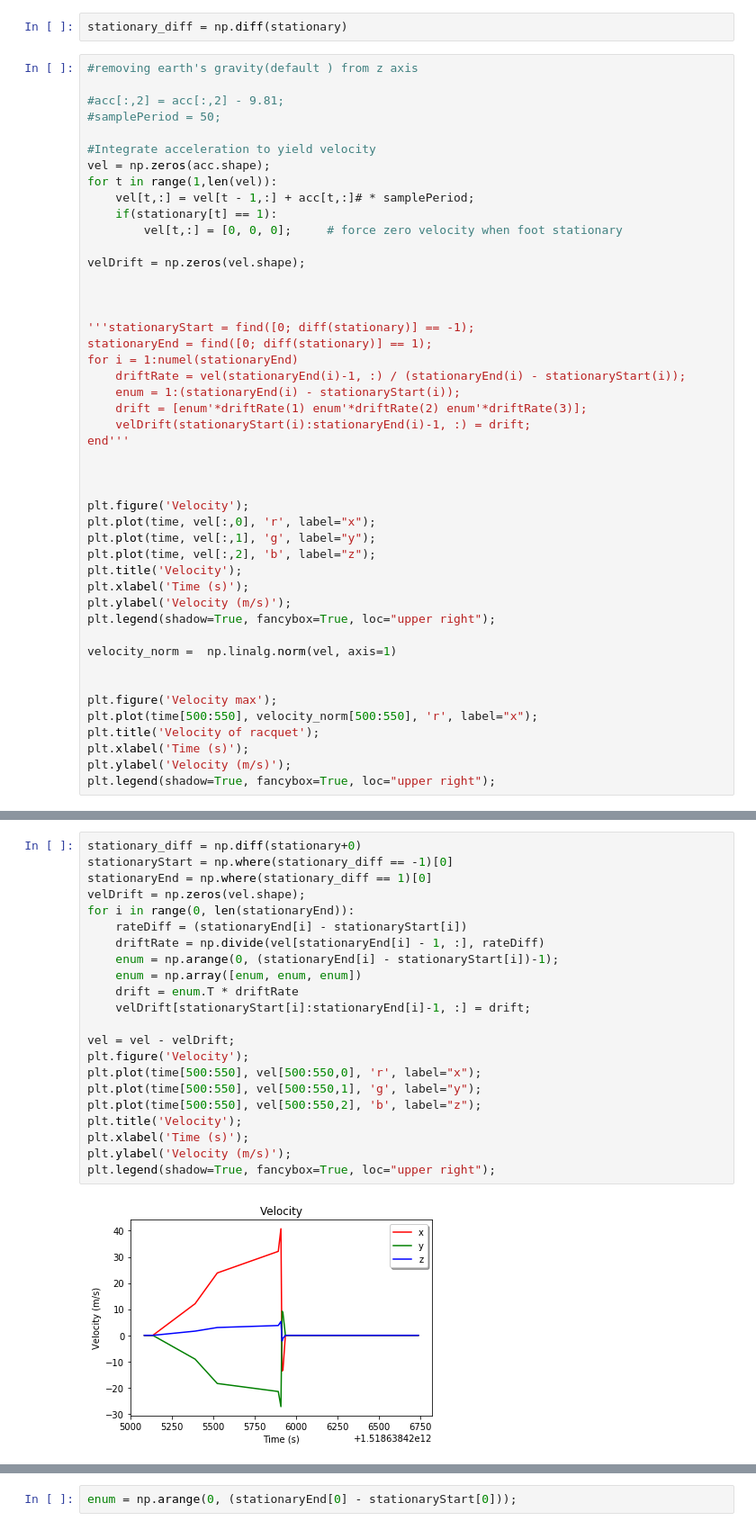
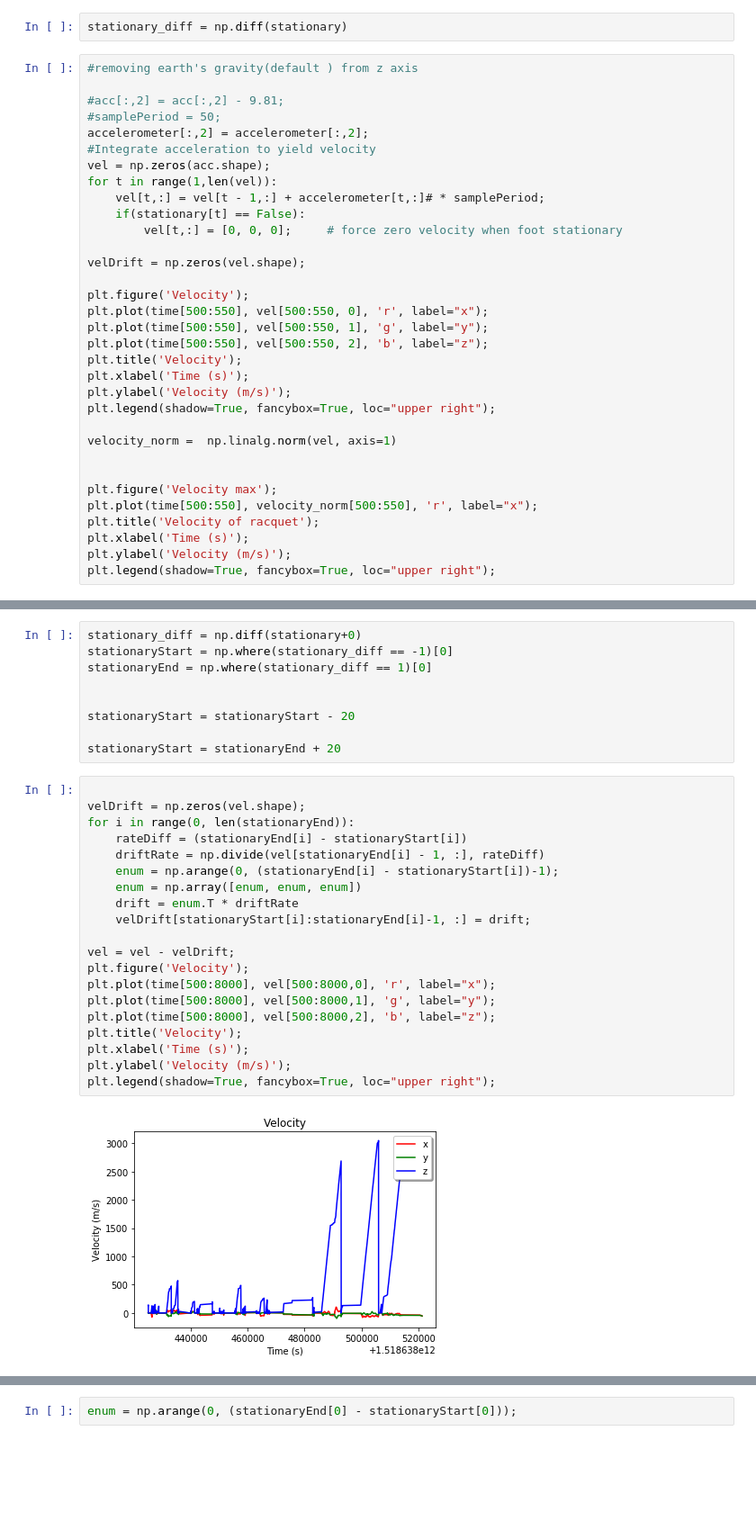
Before and after one commit to shafi-dayatar/SportsAnalytics, a Jupyter notebook: apps/data_analysis/jupyter_notebook/Data_Analysis of IMU data.ipynb, the cells around one changed output, grey strips where cells are left out. Shown at 90% size. Saved outputs shown, nothing was run; the diff lists cells and outputs as text; blank space fills up the shorter version.

```diff
--- a/apps/data_analysis/jupyter_notebook/Data_Analysis of IMU data.ipynb
+++ b/apps/data_analysis/jupyter_notebook/Data_Analysis of IMU data.ipynb
@@ -196,33 +188,20 @@ stationary_diff = np.diff(stationary)
 
 #acc[:,2] = acc[:,2] - 9.81;
 #samplePeriod = 50;
-
+accelerometer[:,2] = accelerometer[:,2];
 #Integrate acceleration to yield velocity
 vel = np.zeros(acc.shape);
 for t in range(1,len(vel)):
-    vel[t,:] = vel[t - 1,:] + acc[t,:]# * samplePeriod;
-    if(stationary[t] == 1):
+    vel[t,:] = vel[t - 1,:] + accelerometer[t,:]# * samplePeriod;
+    if(stationary[t] == False):
         vel[t,:] = [0, 0, 0];     # force zero velocity when foot stationary
 
 velDrift = np.zeros(vel.shape);
 
-
-
-'''stationaryStart = find([0; diff(stationary)] == -1);
-stationaryEnd = find([0; diff(stationary)] == 1);
-for i = 1:numel(stationaryEnd)
-    driftRate = vel(stationaryEnd(i)-1, :) / (stationaryEnd(i) - stationaryStart(i));
-    enum = 1:(stationaryEnd(i) - stationaryStart(i));
-    drift = [enum'*driftRate(1) enum'*driftRate(2) enum'*driftRate(3)];
-    velDrift(stationaryStart(i):stationaryEnd(i)-1, :) = drift;
-end'''
-
-
-
 plt.figure('Velocity');
-plt.plot(time, vel[:,0], 'r', label="x");
-plt.plot(time, vel[:,1], 'g', label="y");
-plt.plot(time, vel[:,2], 'b', label="z");
+plt.plot(time[500:550], vel[500:550, 0], 'r', label="x");
+plt.plot(time[500:550], vel[500:550, 1], 'g', label="y");
+plt.plot(time[500:550], vel[500:550, 2], 'b', label="z");
 plt.title('Velocity');
 plt.xlabel('Time (s)');
 plt.ylabel('Velocity (m/s)');
@@ -251,27 +222,34 @@ print velocity_resultant
+# %%
+stationary_diff = np.diff(stationary+0)
+stationaryStart = np.where(stationary_diff == -1)[0]
+stationaryEnd = np.where(stationary_diff == 1)[0]
+
+
+stationaryStart = stationaryStart - 20
+
+stationaryStart = stationaryEnd + 20
 # %%
-stationary_diff = np.diff(stationary+0)
-stationaryStart = np.where(stationary_diff == -1)[0]
-stationaryEnd = np.where(stationary_diff == 1)[0]
+
 velDrift = np.zeros(vel.shape);
 for i in range(0, len(stationaryEnd)):
     rateDiff = (stationaryEnd[i] - stationaryStart[i])
     driftRate = np.divide(vel[stationaryEnd[i] - 1, :], rateDiff)
     enum = np.arange(0, (stationaryEnd[i] - stationaryStart[i])-1);
     enum = np.array([enum, enum, enum])
     drift = enum.T * driftRate
     velDrift[stationaryStart[i]:stationaryEnd[i]-1, :] = drift;
 
 vel = vel - velDrift;
 plt.figure('Velocity');
-plt.plot(time[500:550], vel[500:550,0], 'r', label="x");
-plt.plot(time[500:550], vel[500:550,1], 'g', label="y");
-plt.plot(time[500:550], vel[500:550,2], 'b', label="z");
+plt.plot(time[500:8000], vel[500:8000,0], 'r', label="x");
+plt.plot(time[500:8000], vel[500:8000,1], 'g', label="y");
+plt.plot(time[500:8000], vel[500:8000,2], 'b', label="z");
 plt.title('Velocity');
 plt.xlabel('Time (s)');
 plt.ylabel('Velocity (m/s)');
 plt.legend(shadow=True, fancybox=True, loc="upper right");
 # %% [output]
-[figure, old version]
+[figure, new version]
 # %%
 # Compute translational position
 # Integrate velocity to yield position
```
Also changed, not shown: parts of 15 cells of this notebook, 38 other files.
